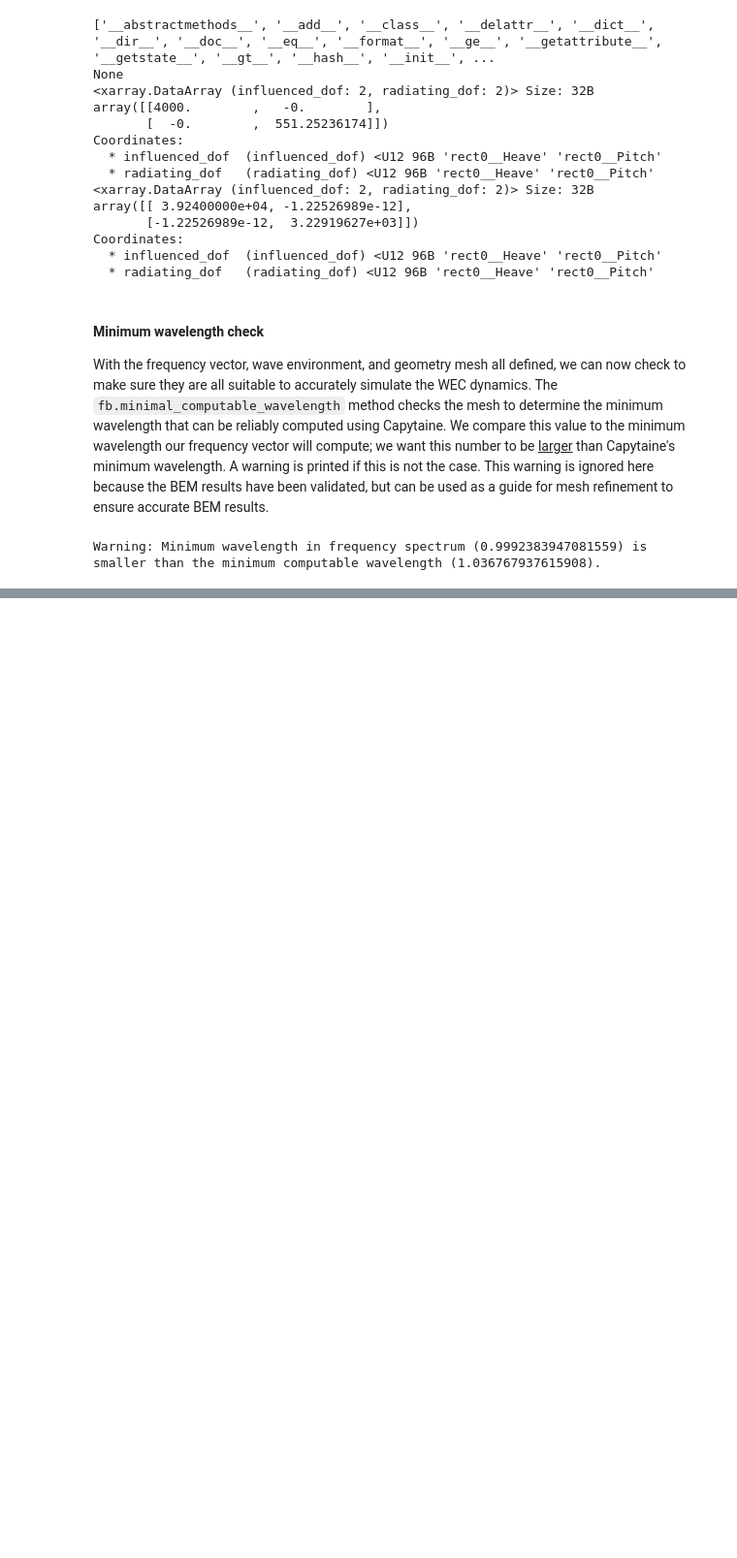
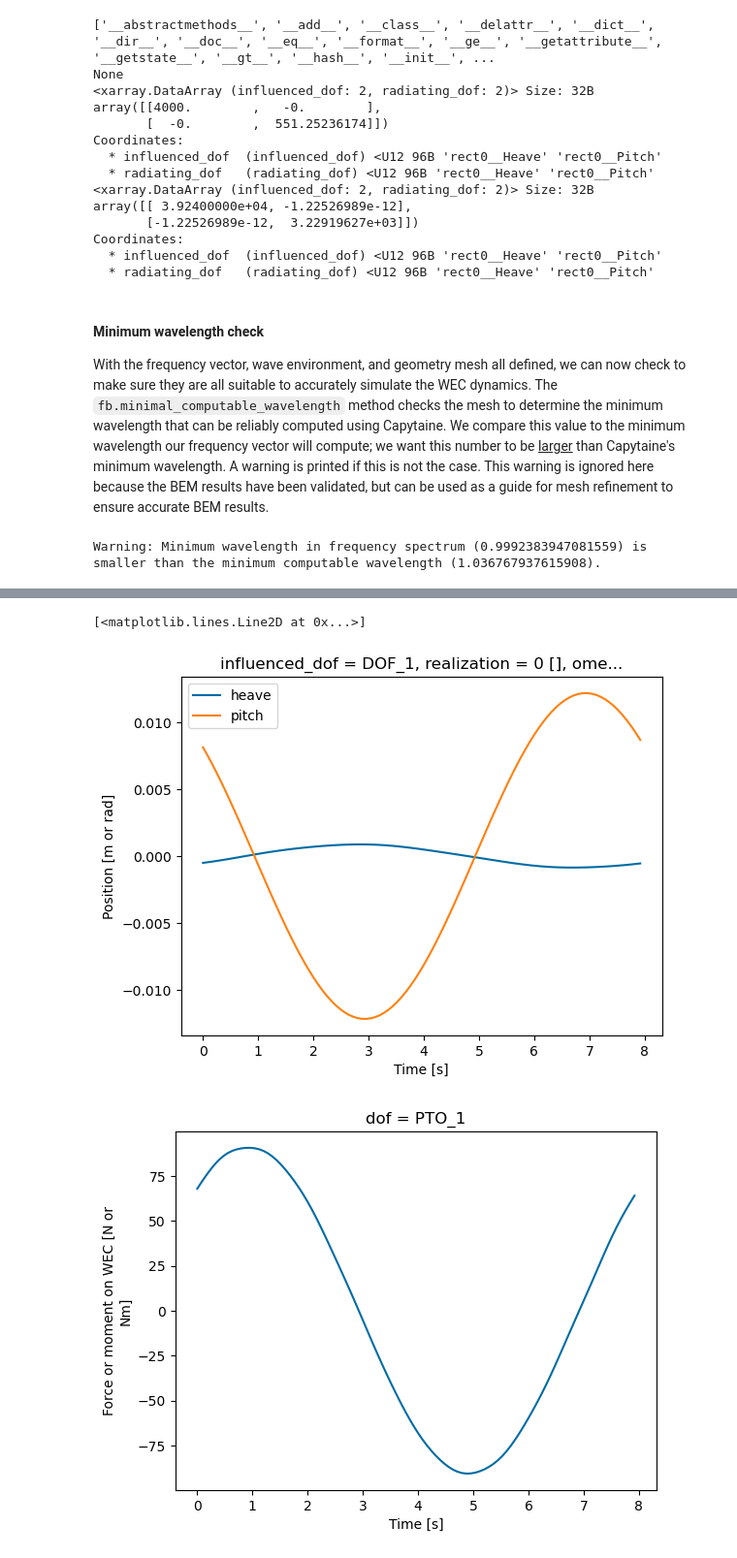
Before and after one commit to jtgrasb/WecOptTool, a Jupyter notebook: examples/attenuatorParallelAxis1Bod.ipynb, the cells around one changed output, grey strips where cells are left out. Shown at 97% size. Drawn from its saved outputs; the diff is of its cells as text; code cells hidden in the pictures; blank space fills up the shorter version.

```diff
--- a/examples/attenuatorParallelAxis1Bod.ipynb
+++ b/examples/attenuatorParallelAxis1Bod.ipynb
@@ -203,7 +189,7 @@ pto_ndof = 1
 name = ["PTO_1"]
 kinematics = np.array([[0,1]])
 
-controller = wot.pto.controller_p
+controller = None
 loss = None
 
 ## PTO impedance definition
@@ -344,20 +365,0 @@ WARNING:wecopttool.core:Linear damping for DOF "rect0__Heave" has negative or cl
-# %%
-# the wec object is not going to represent the system accurately.
-# Instead, we need to set up the WEC and incorporate parallel axis theorem
-
-
-
-# forces in the dynamics equations
-linear_force_functions = wot.standard_forces(hydro_data)
-f_add = f_add if (f_add is not None) else {}
-
-print(linear_force_functions)
-print(f_add)
-
-forces = linear_force_functions | f_add
-
-print(forces)
-
-# constraints
-constraints = constraints if (constraints is not None) else []
-wot.WEC(f1, nfreq, forces, constraints, inertia_matrix, dof_names=None)
@@ -425,8 +390,5 @@ Attributes:
 # %%
-def total_average_power(wec, x_wec, x_opt, waves):
-    return pto_1.average_power(wec, x_wec, x_opt, waves) + pto_2.average_power(wec, x_wec, x_opt, waves)
-
-obj_fun = total_average_power
+obj_fun = pto.average_power
 #nstate_opt = 2*2*nfreq
 
 options = {'maxiter': 200}
@@ -606,0 +431,22 @@ NameError: name 'pto_tdom' is not defined
+# %%
+x_wec, x_opt = wec.decompose_state(results[0].x)
+
+nsubsteps = 5
+pto_fdom, pto_tdom = pto.post_process(wec, results, waves, nsubsteps=nsubsteps)
+wec_fdom, wec_tdom = wec.post_process(wec, results, waves, nsubsteps=nsubsteps)
+
+plt.figure()
+wec_tdom[0]['pos'][0].plot(label='heave')
+wec_tdom[0]['pos'][1].plot(label='pitch')
+plt.legend()
+
+plt.figure()
+pto_tdom[0]['force'].plot()
+
+plt.figure()
+pto_tdom[0]['power'].loc['mech',:,:].plot()
+pto_tdom[0]['power'].loc['elec',:,:].plot()
+# %% [output]
+[<matplotlib.lines.Line2D at 0x...>]
+[figure, added]
+[figure, added]
```
Also changed, not shown: parts of 18 cells of this notebook, 3 other files.
